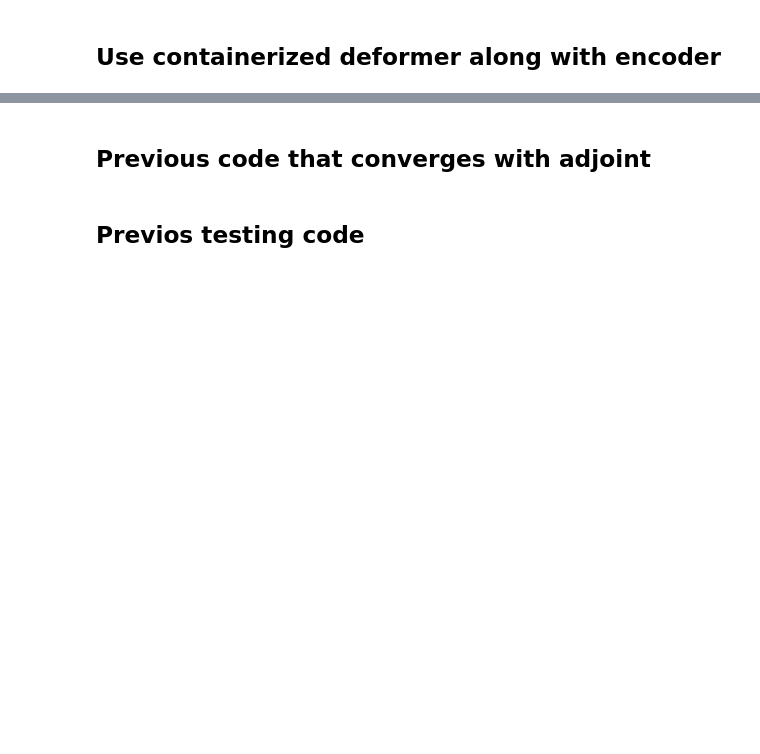
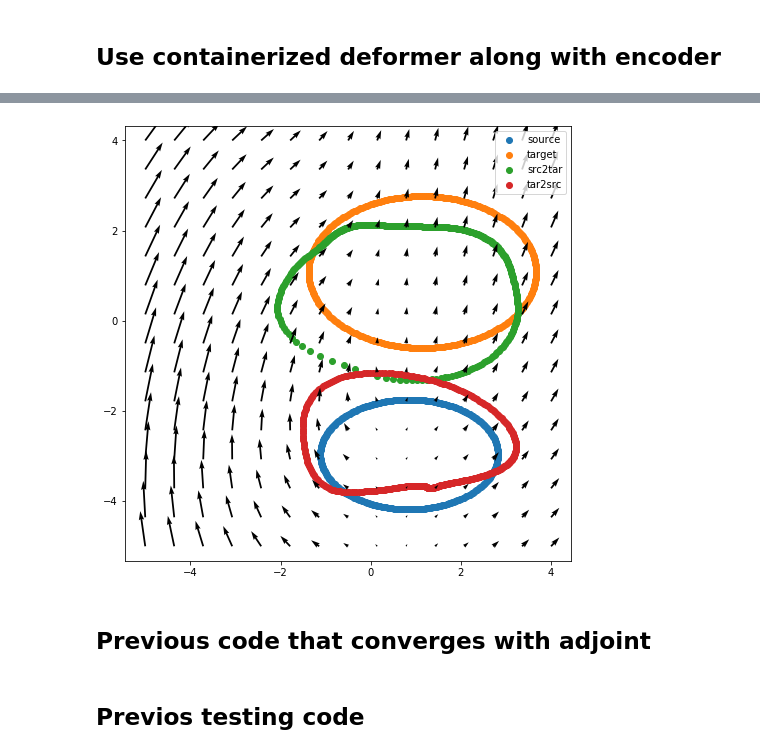
Before and after one commit to maxjiang93/ShapeFlow, a Jupyter notebook: minimal_2d_example.ipynb, the cells around one changed output, grey strips where cells are left out. Saved outputs shown, nothing was run; the diff lists cells and outputs as text; code cells hidden in the pictures; blank space fills up the shorter version.

```diff
--- a/minimal_2d_example.ipynb
+++ b/minimal_2d_example.ipynb
@@ -82,7 +262,7 @@ vi, vj = demo_dataset[0]
 print("vi shape: ", vi.shape, "vj shape: ", vj.shape)
 print("dataset # shapes: {}, # combinations: {}".format(demo_dataset.n_shapes, len(demo_dataset)))
 # bs = len(demo_dataset)
-bs = min(5, len(demo_dataset))
+bs = min(8, len(demo_dataset))
 # demo_sampler = RandomSampler(demo_dataset, replacement=True, num_samples=bs) # min(ns, 16))
 demo_sampler = RandomSampler(demo_dataset, replacement=False)
 # demo_loader = DataLoader(demo_dataset, batch_size=min(len(demo_dataset), 8), shuffle=False, drop_last=True,
@@ -91,5 +271,6 @@ demo_loader = DataLoader(demo_dataset, batch_size=bs, shuffle=False, drop_last=T
                          sampler=demo_sampler, num_workers=bs, pin_memory=True)
 for vi, vj in demo_loader:
     print("batched vi shape: ", vi.shape, "batched vj shape: ", vj.shape)
+    break
 # %% [output]
 vi shape:  torch.Size([360, 2]) vj shape:  torch.Size([360, 2])
@@ -105,8 +286,8 @@ device = torch.device('cuda')
 
 latent_size = 32
 encoder = PointNetEncoder(nf=32, in_features=3, out_features=latent_size, dropout_prob=0.0, norm_type='none', nonlinearity='relu')
-deformer = NeuralFlowDeformer(dim=2, latent_size=latent_size, f_nlayers=6, f_width=32, s_nlayers=4, s_width=32, method=method, nonlinearity='elu', arch='imnet',
-                              adjoint=optim_with_adjoint_gradient, rtol=1e-5)
+deformer = NeuralFlowDeformer(dim=2, latent_size=latent_size, f_nlayers=6, f_width=64, s_nlayers=4, s_width=32, method=method, nonlinearity='leakyrelu', arch='imnet',
+                              adjoint=optim_with_adjoint_gradient, rtol=1e-4, conformal=False)
 
 # this is an awkward workaround to get gradients for encoder via adjoint solver
 deformer.add_encoder(encoder)
@@ -121,7 +302,8 @@ optim = torch.optim.Adam(list(deformer.parameters()), lr=1e-3)
 encoder.train()
 deformer.train()
 
-for i in range(200): # train for 100 epochs
+step = 0
+for i in range(100): # train for 100 epochs
     for ind, (x_src, x_tar) in enumerate(demo_loader):
         x_src = x_src.to(device)
         x_tar = x_tar.to(device)
@@ -145,6 +327,7 @@ for i in range(200): # train for 100 epochs
         x_s2t = deformer(x_src_, l_src_, l_tar_)
 
         _, _, dist_s2t = chamfer_dist(x_s2t, x_tar_)
+#         dist_s2t = torch.norm(x_tar_ - x_s2t, dim=-1)
 
         loss = crit(dist_s2t, torch.zeros_like(dist_s2t))
 
@@ -152,6 +335,7 @@ for i in range(200): # train for 100 epochs
 
         optim.step()
 
-        if ind == 0:
-            print("Iter {:3d} Loss {:3f}".format(i, loss.item()))
+        if step % 10 == 0:
+            print("Iter {:3d} Loss {:3f} Beta {:3f}".format(step, loss.item(), deformer.net.beta.item()))
+        step += 1
 # %% [output]
@@ -196,21 +359,43 @@ Iter  37 Loss 0.019463
 # %%
+# visualize source and target
 x_src_ = x_src.detach().cpu().numpy()
 x_tar_ = x_tar.detach().cpu().numpy()
 s = x_s2t.shape[0]
 hs = int(s/2)
 x_s2t_ = x_s2t[:hs].detach().cpu().numpy()
 x_t2s_ = x_s2t[hs:].detach().cpu().numpy()
 
-idx = 0
+idx = 5
 
-plt.figure()
+plt.figure(figsize=(8,8))
 plt.scatter(x_src_[idx, :, 0], x_src_[idx, :, 1], label='source')
 plt.scatter(x_tar_[idx, :, 0], x_tar_[idx, :, 1], label='target')
 plt.scatter(x_s2t_[idx, :, 0], x_s2t_[idx, :, 1], label='src2tar')
 plt.scatter(x_t2s_[idx, :, 0], x_t2s_[idx, :, 1], label='tar2src')
+
+# n = x_src_.shape[1]
+# for i in range(n):
+#     plt.plot([x_src_[idx, i, 0], x_s2t_[idx, i, 0]], [x_src_[idx, i, 1], x_s2t_[idx, i, 1]], color='black')
+
+# visualize flow field
+t = 0.5
+r = 15
+l = torch.linspace(-5, 4, r)
+xy = torch.stack(torch.meshgrid(l, l), dim=-1)  # [50, 50, 2]
+xy = xy.reshape([1, -1, 2]).cuda()
+
+deformer.net.update_latents(l_src[idx:idx+1], l_tar[idx:idx+1])
+v = deformer.net(t, xy).detach().cpu().numpy()
+# plt.figure(figsize=(8, 8))
+xy = xy.detach().cpu().numpy()
+plt.quiver(xy[0, :, 0], xy[0, :, 1], v[0, :, 0], v[0, :, 1])
+# plt.show()
+
 plt.axis('equal')
 plt.legend()
 plt.show()
+# %% [output]
+[figure, added]
 # %% [markdown]
 ## Previous code that converges with adjoint
 # %%
```
Also changed, not shown: parts of 9 cells of this notebook, 2 other files.
